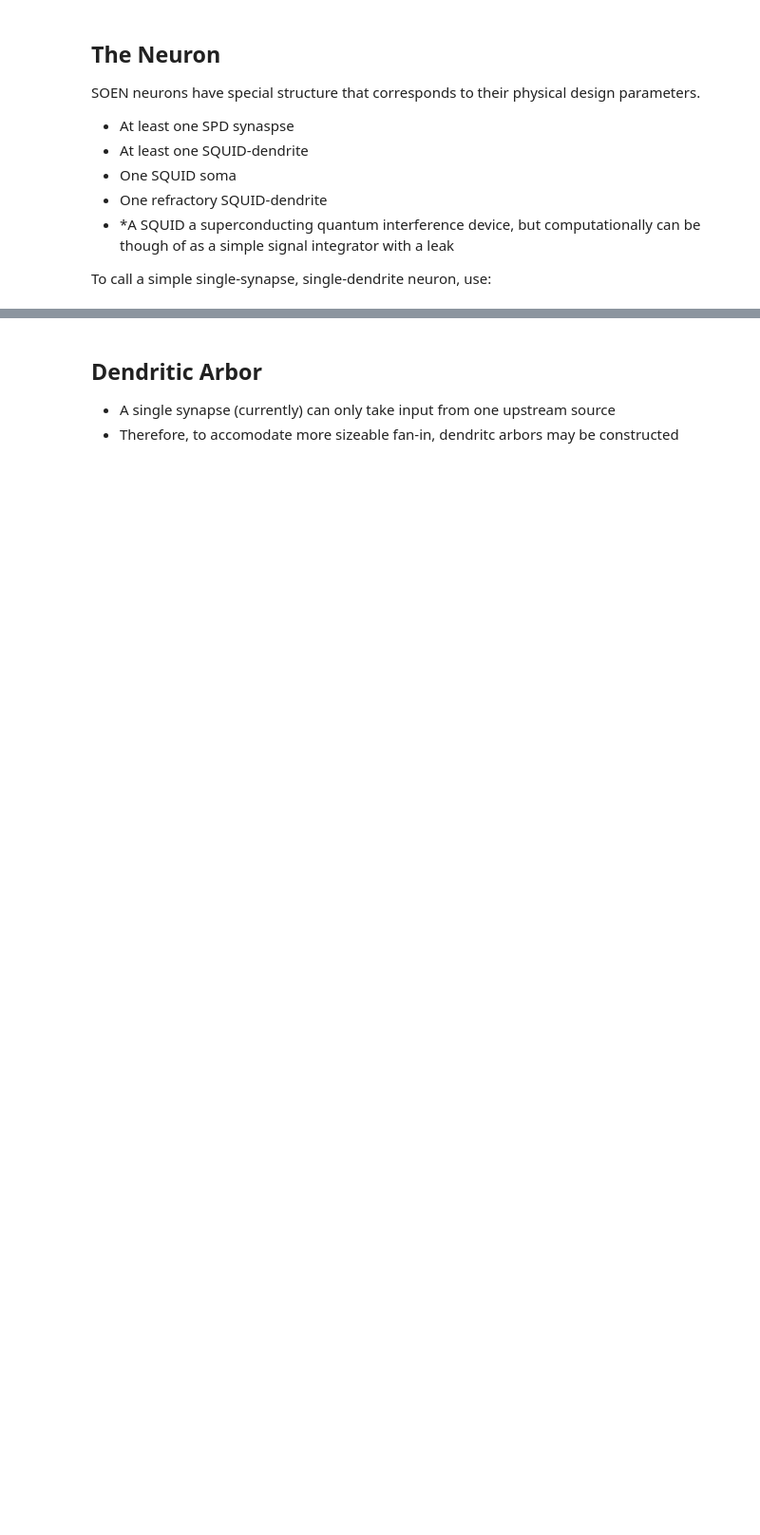
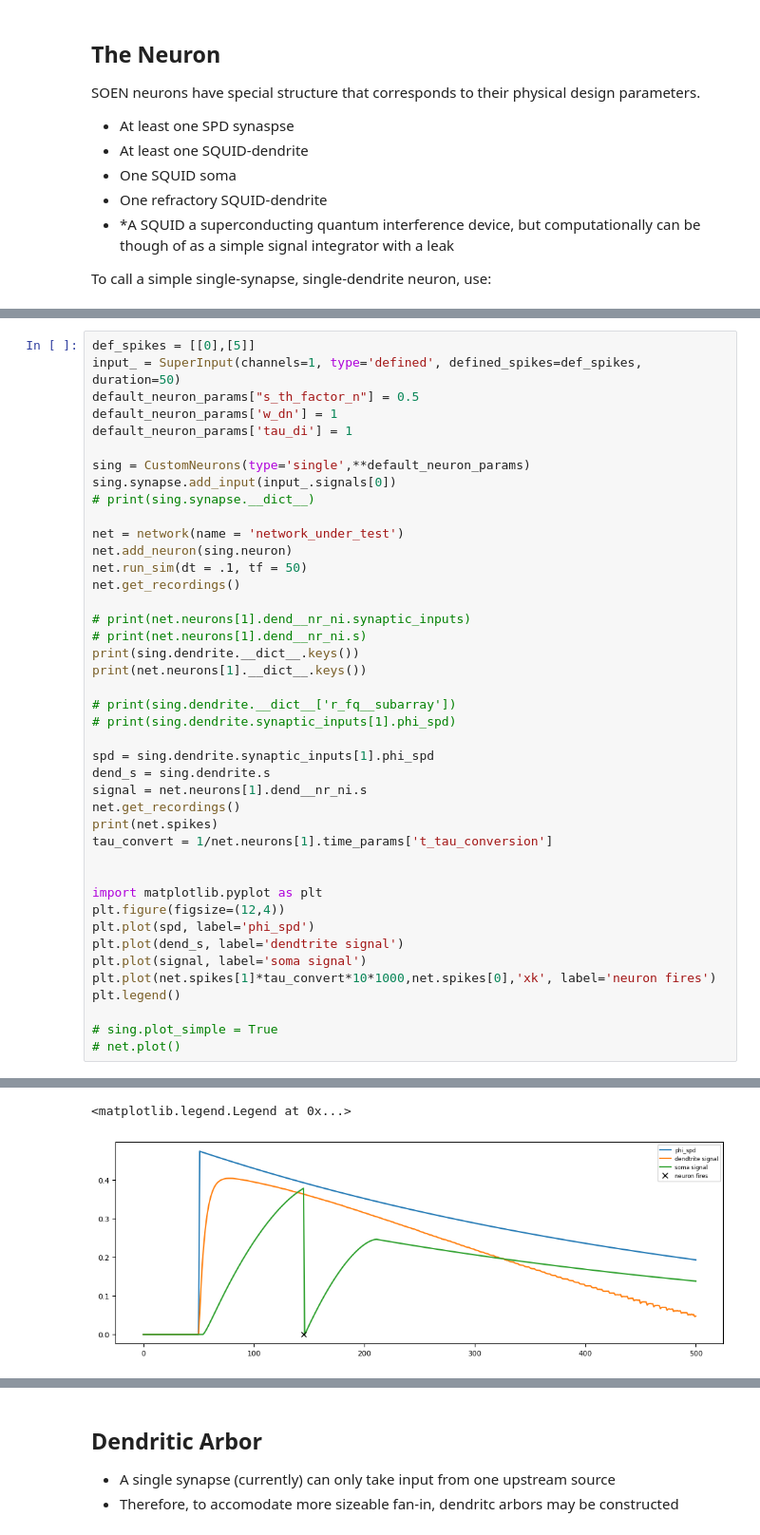
Before and after one commit to ryangitsit/sim_soens, a Jupyter notebook: soen_tutorial.ipynb, the cells around one changed output, grey strips where cells are left out. Shown at 95% size. Drawn from its saved outputs; the diff is of its cells as text; blank space fills up the shorter version.

```diff
--- a/soen_tutorial.ipynb
+++ b/soen_tutorial.ipynb
@@ -67,0 +84,43 @@ To call a simple single-synapse, single-dendrite neuron, use:
+# %%
+def_spikes = [[0],[5]]
+input_ = SuperInput(channels=1, type='defined', defined_spikes=def_spikes, duration=50)
+default_neuron_params["s_th_factor_n"] = 0.5
+default_neuron_params['w_dn'] = 1
+default_neuron_params['tau_di'] = 1
+
+sing = CustomNeurons(type='single',**default_neuron_params)
+sing.synapse.add_input(input_.signals[0])
+# print(sing.synapse.__dict__)
+
+net = network(name = 'network_under_test')
+net.add_neuron(sing.neuron)
+net.run_sim(dt = .1, tf = 50)
+net.get_recordings()
+
+# print(net.neurons[1].dend__nr_ni.synaptic_inputs)
+# print(net.neurons[1].dend__nr_ni.s)
+print(sing.dendrite.__dict__.keys())
+print(net.neurons[1].__dict__.keys())
+
+# print(sing.dendrite.__dict__['r_fq__subarray'])
+# print(sing.dendrite.synaptic_inputs[1].phi_spd)
+
+spd = sing.dendrite.synaptic_inputs[1].phi_spd
+dend_s = sing.dendrite.s
+signal = net.neurons[1].dend__nr_ni.s
+net.get_recordings()
+print(net.spikes)
+tau_convert = 1/net.neurons[1].time_params['t_tau_conversion']
+
+
+import matplotlib.pyplot as plt
+plt.figure(figsize=(12,4))
+plt.plot(spd, label='phi_spd')
+plt.plot(dend_s, label='dendtrite signal')
+plt.plot(signal, label='soma signal')
+plt.plot(net.spikes[1]*tau_convert*10*1000,net.spikes[0],'xk', label='neuron fires')
+plt.legend()
+
+# sing.plot_simple = True
+# net.plot()
+# %% [output]
@@ -68,3 +135,5 @@ To call a simple single-synapse, single-dendrite neuron, use:
+<matplotlib.legend.Legend at 0x...>
+[figure, added]
 # %%
 times = np.arange(0,500,50)
 indices = np.zeros(len(times)).astype(int)
```
Also changed, not shown: parts of 10 cells of this notebook, 1 other file.
